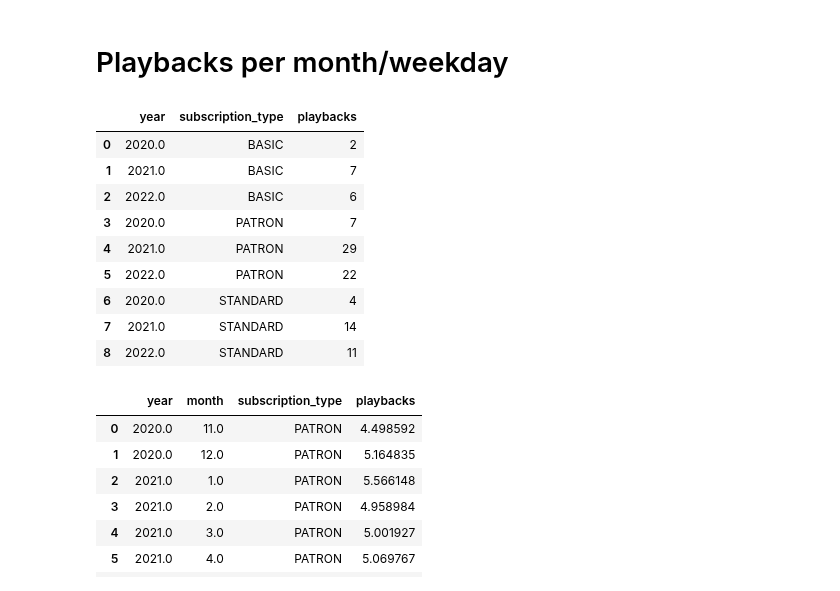
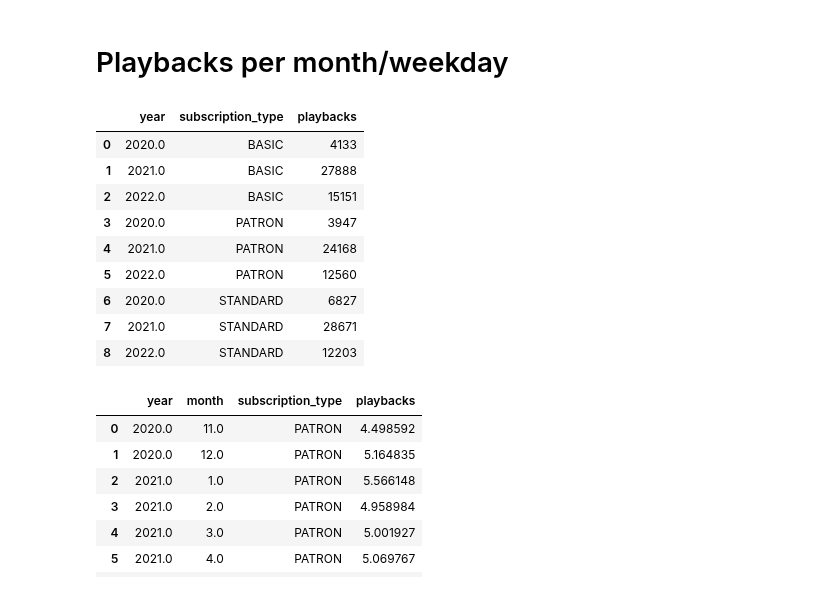
Before and after one commit to elisicke/Data-Analyst-Capstone-Project, a Jupyter notebook: EDA_phillipp.ipynb, the cells around one changed output. Saved outputs shown, nothing was run; the diff lists cells and outputs as text; code cells hidden in the pictures.

```diff
--- a/EDA_phillipp.ipynb
+++ b/EDA_phillipp.ipynb
@@ -275,20 +293,22 @@ sf.get_dataframe(f' SELECT subscription_type, COUNT(*) / COUNT(DISTINCT playback
 # Playbacks per month/weekday
 # %%
 sf.get_dataframe(f' SELECT EXTRACT(year FROM date_start) as year, subscription_type, COUNT(*) / COUNT(DISTINCT playbacks.account_key) as playbacks FROM {schema}.playbacks INNER JOIN {schema}.subscriptions on {schema}.playbacks.subscription_key = {schema}.subscriptions.subscription_key GROUP BY subscription_type, year ORDER BY subscription_type').head(30)
+sf.get_dataframe(f' SELECT EXTRACT(year FROM date_start) as year, subscription_type, COUNT(*) as playbacks FROM {schema}.playbacks INNER JOIN {schema}.subscriptions on {schema}.playbacks.subscription_key = {schema}.subscriptions.subscription_key GROUP BY subscription_type, year ORDER BY subscription_type').head(30)
+
 #sf.get_dataframe(f' SELECT EXTRACT(year FROM date_start) as year, subscription_type, COUNT(*) as playbacks FROM {schema}.playbacks INNER JOIN {schema}.subscriptions on {schema}.playbacks.subscription_key = {schema}.subscriptions.subscription_key GROUP BY subscription_type, year ORDER BY subscription_type').head(30)
 #TODO per month and weekday
 #TODO transform year into timeframe -> WHERE DATE BETWEEN
 # %% [output]
 |  | year | subscription_type | playbacks |
-| 0 | 2020.0 | BASIC | 2 |
-| 1 | 2021.0 | BASIC | 7 |
-| 2 | 2022.0 | BASIC | 6 |
-| 3 | 2020.0 | PATRON | 7 |
-| 4 | 2021.0 | PATRON | 29 |
-| 5 | 2022.0 | PATRON | 22 |
-| 6 | 2020.0 | STANDARD | 4 |
-| 7 | 2021.0 | STANDARD | 14 |
-| 8 | 2022.0 | STANDARD | 11 |
+| 0 | 2020.0 | BASIC | 4133 |
+| 1 | 2021.0 | BASIC | 27888 |
+| 2 | 2022.0 | BASIC | 15151 |
+| 3 | 2020.0 | PATRON | 3947 |
+| 4 | 2021.0 | PATRON | 24168 |
+| 5 | 2022.0 | PATRON | 12560 |
+| 6 | 2020.0 | STANDARD | 6827 |
+| 7 | 2021.0 | STANDARD | 28671 |
+| 8 | 2022.0 | STANDARD | 12203 |
 # %%
 sf.get_dataframe(f" SELECT EXTRACT(year FROM date_start) as year, EXTRACT(month FROM date_start) as month, subscription_type, COUNT(*) / COUNT(DISTINCT playbacks.account_key)::float as playbacks FROM {schema}.playbacks INNER JOIN {schema}.subscriptions on {schema}.playbacks.subscription_key = {schema}.subscriptions.subscription_key WHERE subscription_type = 'BASIC' GROUP BY subscription_type, year, month ORDER BY subscription_type, year, month").head(30)
 sf.get_dataframe(f" SELECT EXTRACT(year FROM date_start) as year, EXTRACT(month FROM date_start) as month, subscription_type, COUNT(*) / COUNT(DISTINCT playbacks.account_key)::float as playbacks FROM {schema}.playbacks INNER JOIN {schema}.subscriptions on {schema}.playbacks.subscription_key = {schema}.subscriptions.subscription_key WHERE subscription_type = 'STANDARD' GROUP BY subscription_type, year, month ORDER BY subscription_type, year, month").head(30)
```
Also changed, not shown: parts of 17 cells of this notebook.
